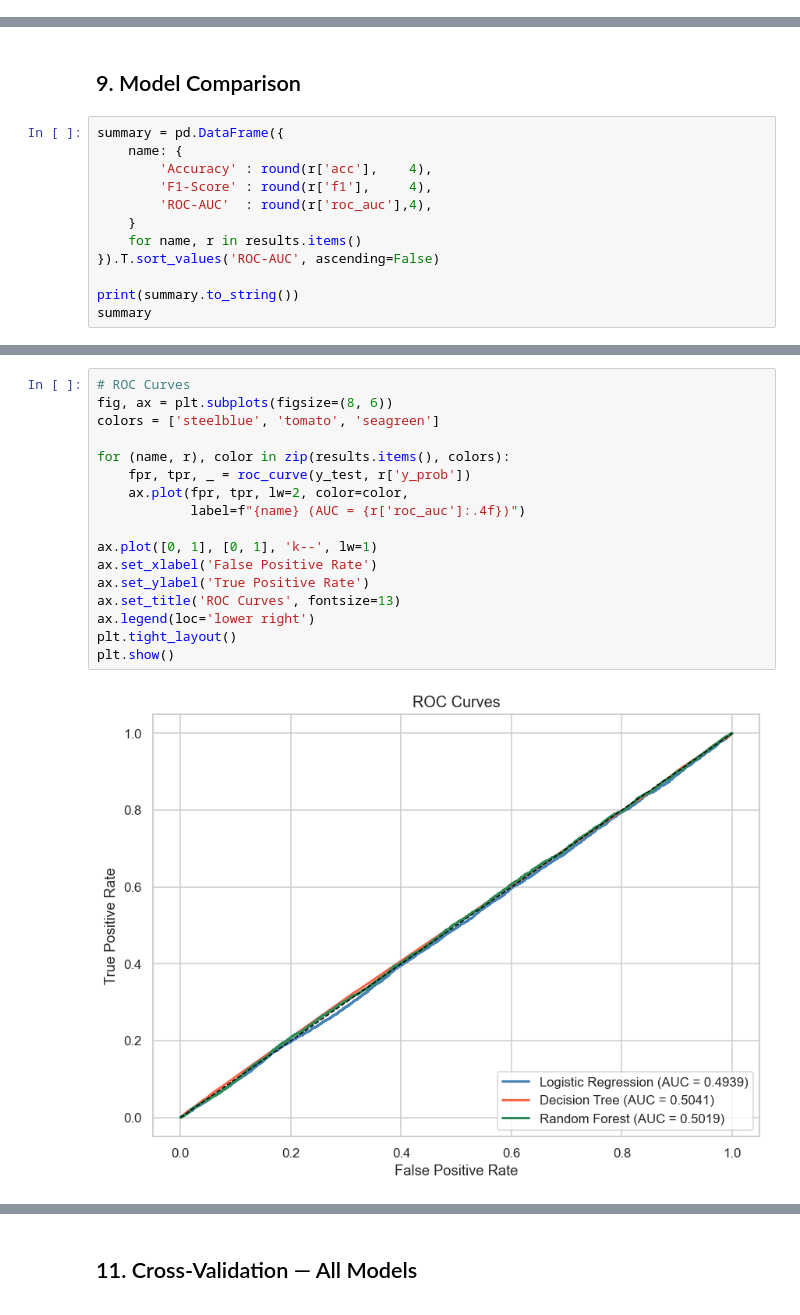
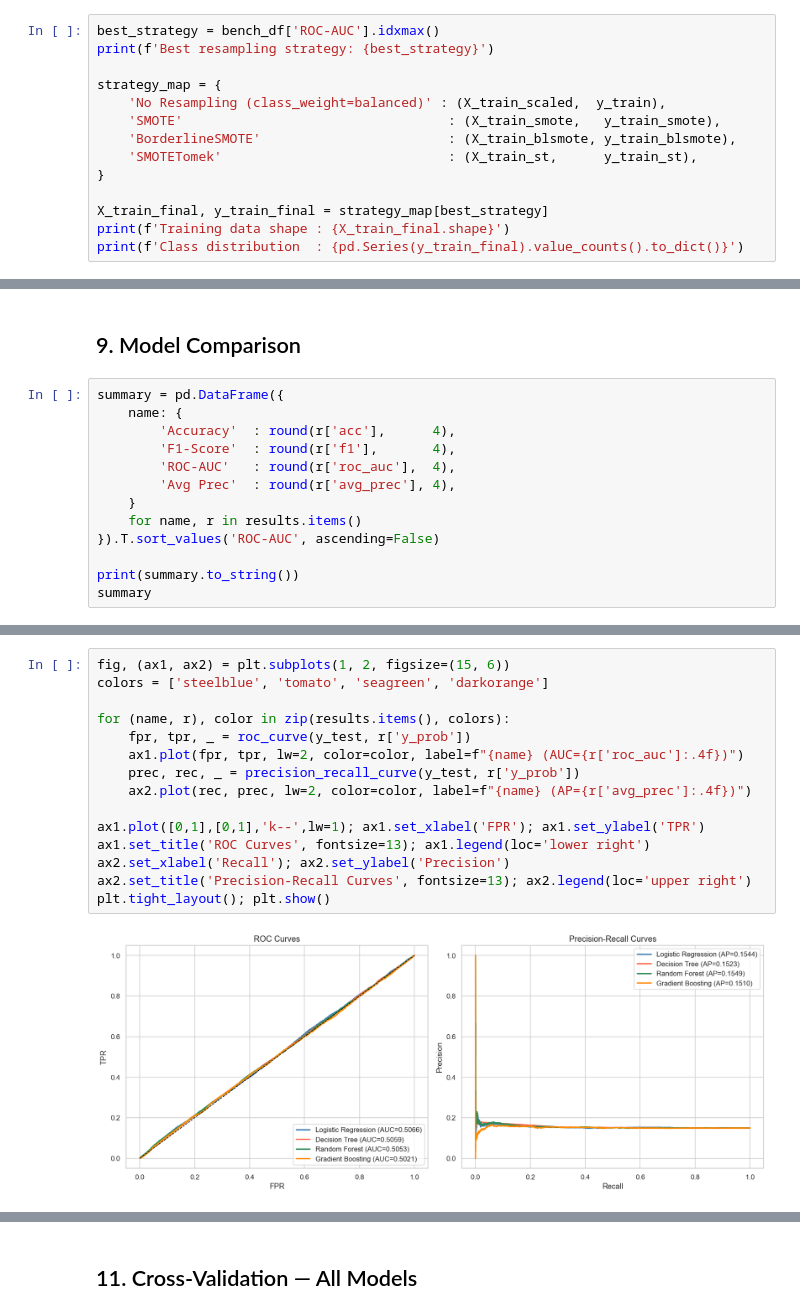
Before and after one commit to vinayakjoshi04/Leukemia-Cancer-Prediction-Predictive-Project-, a Jupyter notebook: leukemia_analysis.ipynb, the cells around one changed output, grey strips where cells are left out. Saved outputs shown, nothing was run; the diff lists cells and outputs as text.

```diff
--- a/leukemia_analysis.ipynb
+++ b/leukemia_analysis.ipynb
@@ -474,0 +599,14 @@ Pipelines built for: ['Logistic Regression', 'Decision Tree', 'Random Forest']
+# %%
+best_strategy = bench_df['ROC-AUC'].idxmax()
+print(f'Best resampling strategy: {best_strategy}')
+
+strategy_map = {
+    'No Resampling (class_weight=balanced)' : (X_train_scaled,  y_train),
+    'SMOTE'                                  : (X_train_smote,   y_train_smote),
+    'BorderlineSMOTE'                        : (X_train_blsmote, y_train_blsmote),
+    'SMOTETomek'                             : (X_train_st,      y_train_st),
+}
+
+X_train_final, y_train_final = strategy_map[best_strategy]
+print(f'Training data shape : {X_train_final.shape}')
+print(f'Class distribution  : {pd.Series(y_train_final).value_counts().to_dict()}')
@@ -498,9 +653,10 @@ Training Random Forest ... ROC-AUC=0.5019  F1=0.0727
 # %%
 summary = pd.DataFrame({
     name: {
-        'Accuracy' : round(r['acc'],    4),
-        'F1-Score' : round(r['f1'],     4),
-        'ROC-AUC'  : round(r['roc_auc'],4),
+        'Accuracy'  : round(r['acc'],      4),
+        'F1-Score'  : round(r['f1'],       4),
+        'ROC-AUC'   : round(r['roc_auc'],  4),
+        'Avg Prec'  : round(r['avg_prec'], 4),
     }
     for name, r in results.items()
 }).T.sort_values('ROC-AUC', ascending=False)
@@ -534,20 +691,18 @@ plt.show()
 # %%
-# ROC Curves
-fig, ax = plt.subplots(figsize=(8, 6))
-colors = ['steelblue', 'tomato', 'seagreen']
+fig, (ax1, ax2) = plt.subplots(1, 2, figsize=(15, 6))
+colors = ['steelblue', 'tomato', 'seagreen', 'darkorange']
 
 for (name, r), color in zip(results.items(), colors):
     fpr, tpr, _ = roc_curve(y_test, r['y_prob'])
-    ax.plot(fpr, tpr, lw=2, color=color,
-            label=f"{name} (AUC = {r['roc_auc']:.4f})")
+    ax1.plot(fpr, tpr, lw=2, color=color, label=f"{name} (AUC={r['roc_auc']:.4f})")
+    prec, rec, _ = precision_recall_curve(y_test, r['y_prob'])
+    ax2.plot(rec, prec, lw=2, color=color, label=f"{name} (AP={r['avg_prec']:.4f})")
 
-ax.plot([0, 1], [0, 1], 'k--', lw=1)
-ax.set_xlabel('False Positive Rate')
-ax.set_ylabel('True Positive Rate')
-ax.set_title('ROC Curves', fontsize=13)
-ax.legend(loc='lower right')
-plt.tight_layout()
-plt.show()
+ax1.plot([0,1],[0,1],'k--',lw=1); ax1.set_xlabel('FPR'); ax1.set_ylabel('TPR')
+ax1.set_title('ROC Curves', fontsize=13); ax1.legend(loc='lower right')
+ax2.set_xlabel('Recall'); ax2.set_ylabel('Precision')
+ax2.set_title('Precision-Recall Curves', fontsize=13); ax2.legend(loc='upper right')
+plt.tight_layout(); plt.show()
 # %% [output]
-[figure, old version]
+[figure, new version]
 # %%
```
Also changed, not shown: parts of 31 cells of this notebook.
